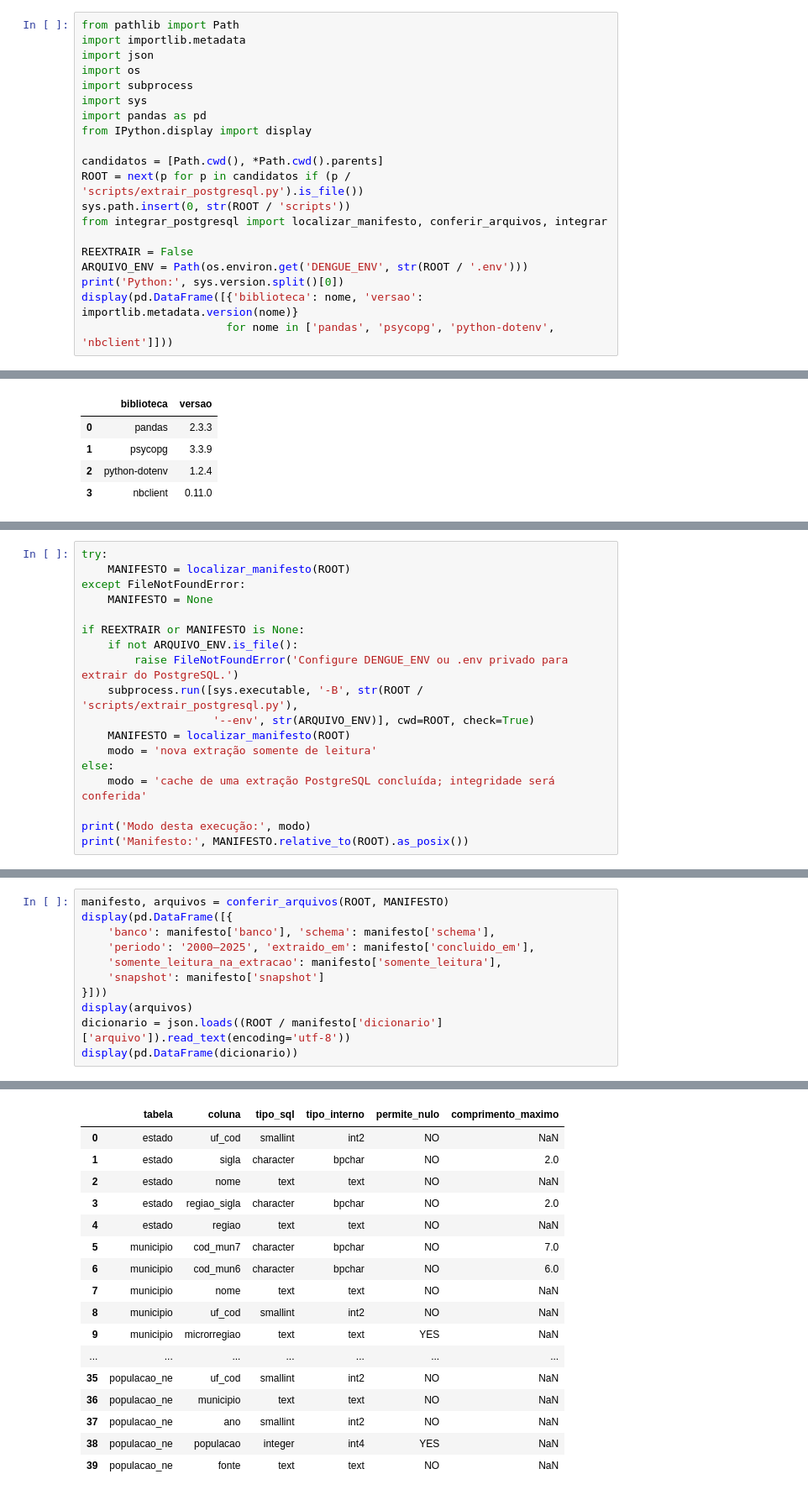
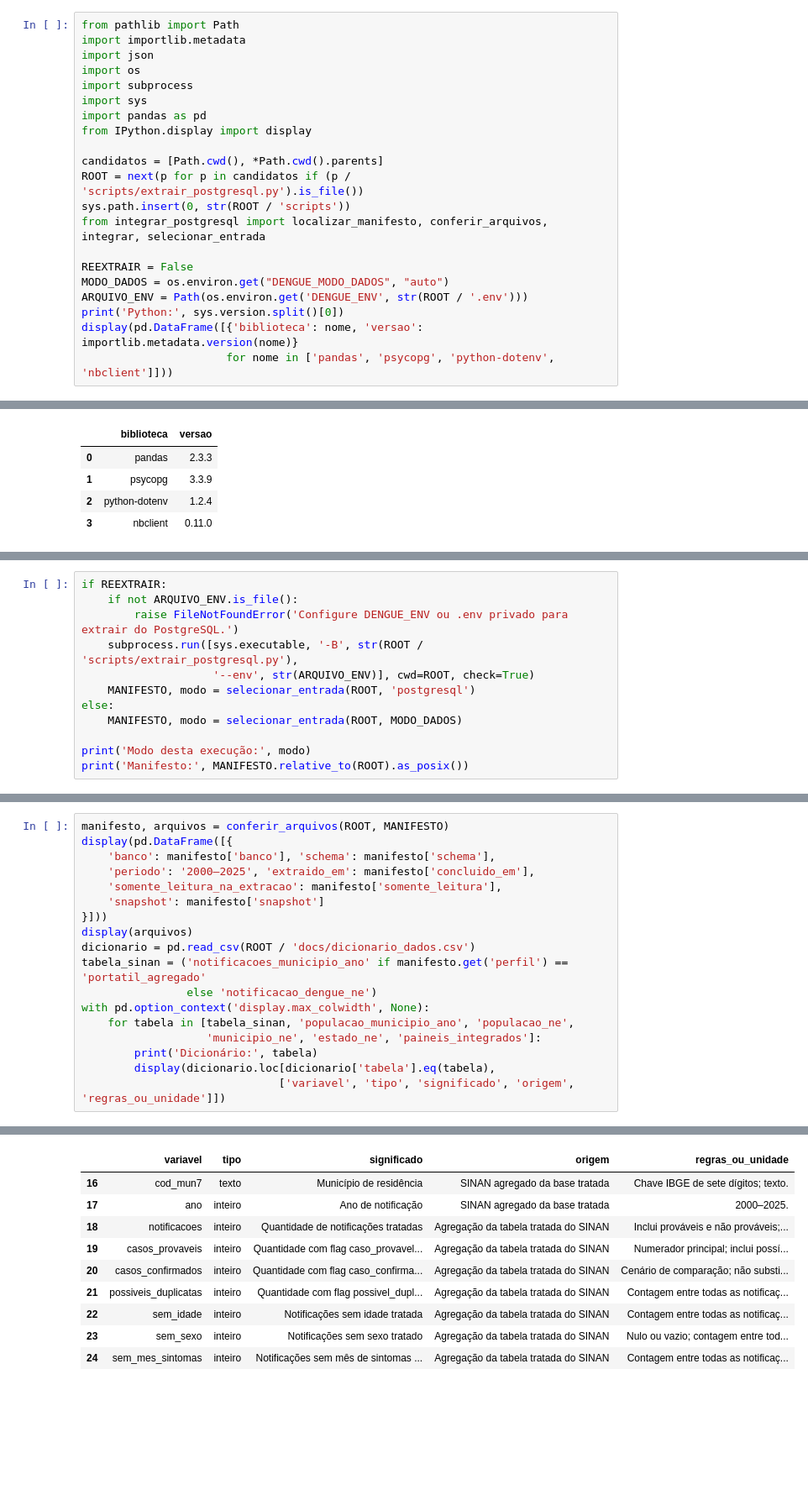
Before and after one commit to RayaniGomes/dengue_nordeste, a Jupyter notebook: notebooks/01_coleta_integracao.ipynb, the cells around one changed output, grey strips where cells are left out. Shown at 84% size. Drawn from its saved outputs; the diff is of its cells as text; blank space fills up the shorter version.

```diff
--- a/notebooks/01_coleta_integracao.ipynb
+++ b/notebooks/01_coleta_integracao.ipynb
@@ -27,9 +29,10 @@ from IPython.display import display
 candidatos = [Path.cwd(), *Path.cwd().parents]
 ROOT = next(p for p in candidatos if (p / 'scripts/extrair_postgresql.py').is_file())
 sys.path.insert(0, str(ROOT / 'scripts'))
-from integrar_postgresql import localizar_manifesto, conferir_arquivos, integrar
+from integrar_postgresql import localizar_manifesto, conferir_arquivos, integrar, selecionar_entrada
 
 REEXTRAIR = False
+MODO_DADOS = os.environ.get("DENGUE_MODO_DADOS", "auto")
 ARQUIVO_ENV = Path(os.environ.get('DENGUE_ENV', str(ROOT / '.env')))
 print('Python:', sys.version.split()[0])
 display(pd.DataFrame([{'biblioteca': nome, 'versao': importlib.metadata.version(nome)}
@@ -50,18 +55,12 @@ Os CSVs individuais ficam em `data/raw/postgresql/`, fora do Git. O manifesto re
 # %%
-try:
-    MANIFESTO = localizar_manifesto(ROOT)
-except FileNotFoundError:
-    MANIFESTO = None
-
-if REEXTRAIR or MANIFESTO is None:
+if REEXTRAIR:
     if not ARQUIVO_ENV.is_file():
         raise FileNotFoundError('Configure DENGUE_ENV ou .env privado para extrair do PostgreSQL.')
     subprocess.run([sys.executable, '-B', str(ROOT / 'scripts/extrair_postgresql.py'),
                     '--env', str(ARQUIVO_ENV)], cwd=ROOT, check=True)
-    MANIFESTO = localizar_manifesto(ROOT)
-    modo = 'nova extração somente de leitura'
+    MANIFESTO, modo = selecionar_entrada(ROOT, 'postgresql')
 else:
-    modo = 'cache de uma extração PostgreSQL concluída; integridade será conferida'
+    MANIFESTO, modo = selecionar_entrada(ROOT, MODO_DADOS)
 
 print('Modo desta execução:', modo)
 print('Manifesto:', MANIFESTO.relative_to(ROOT).as_posix())
@@ -81,7 +82,14 @@ display(pd.DataFrame([{
     'snapshot': manifesto['snapshot']
 }]))
 display(arquivos)
-dicionario = json.loads((ROOT / manifesto['dicionario']['arquivo']).read_text(encoding='utf-8'))
-display(pd.DataFrame(dicionario))
+dicionario = pd.read_csv(ROOT / 'docs/dicionario_dados.csv')
+tabela_sinan = ('notificacoes_municipio_ano' if manifesto.get('perfil') == 'portatil_agregado'
+                else 'notificacao_dengue_ne')
+with pd.option_context('display.max_colwidth', None):
+    for tabela in [tabela_sinan, 'populacao_municipio_ano', 'populacao_ne',
+                   'municipio_ne', 'estado_ne', 'paineis_integrados']:
+        print('Dicionário:', tabela)
+        display(dicionario.loc[dicionario['tabela'].eq(tabela),
+                              ['variavel', 'tipo', 'significado', 'origem', 'regras_ou_unidade']])
 # %% [output]
 |  | banco | schema | periodo | extraido_em | somente_leitura_na_extracao | snapshot |
@@ -95,17 +104,10 @@ display(pd.DataFrame(dicionario))
-|  | tabela | coluna | tipo_sql | tipo_interno | permite_nulo | comprimento_maximo |
-| 0 | estado | uf_cod | smallint | int2 | NO | NaN |
-| 1 | estado | sigla | character | bpchar | NO | 2.0 |
-| 2 | estado | nome | text | text | NO | NaN |
-| 3 | estado | regiao_sigla | character | bpchar | NO | 2.0 |
-| 4 | estado | regiao | text | text | NO | NaN |
-| 5 | municipio | cod_mun7 | character | bpchar | NO | 7.0 |
-| 6 | municipio | cod_mun6 | character | bpchar | NO | 6.0 |
-| 7 | municipio | nome | text | text | NO | NaN |
-| 8 | municipio | uf_cod | smallint | int2 | NO | NaN |
-| 9 | municipio | microrregiao | text | text | YES | NaN |
-| ... | ... | ... | ... | ... | ... | ... |
-| 35 | populacao_ne | uf_cod | smallint | int2 | NO | NaN |
-| 36 | populacao_ne | municipio | text | text | NO | NaN |
-| 37 | populacao_ne | ano | smallint | int2 | NO | NaN |
-| 38 | populacao_ne | populacao | integer | int4 | YES | NaN |
-| 39 | populacao_ne | fonte | text | text | NO | NaN |
+|  | variavel | tipo | significado | origem | regras_ou_unidade |
+| 16 | cod_mun7 | texto | Município de residência | SINAN agregado da base tratada | Chave IBGE de sete dígitos; texto. |
+| 17 | ano | inteiro | Ano de notificação | SINAN agregado da base tratada | 2000–2025. |
+| 18 | notificacoes | inteiro | Quantidade de notificações tratadas | Agregação da tabela tratada do SINAN | Inclui prováveis e não prováveis;... |
+| 19 | casos_provaveis | inteiro | Quantidade com flag caso_provavel... | Agregação da tabela tratada do SINAN | Numerador principal; inclui possí... |
+| 20 | casos_confirmados | inteiro | Quantidade com flag caso_confirma... | Agregação da tabela tratada do SINAN | Cenário de comparação; não substi... |
+| 21 | possiveis_duplicatas | inteiro | Quantidade com flag possivel_dupl... | Agregação da tabela tratada do SINAN | Contagem entre todas as notificaç... |
+| 22 | sem_idade | inteiro | Notificações sem idade tratada | Agregação da tabela tratada do SINAN | Contagem entre todas as notificaç... |
+| 23 | sem_sexo | inteiro | Notificações sem sexo tratado | Agregação da tabela tratada do SINAN | Nulo ou vazio; contagem entre tod... |
+| 24 | sem_mes_sintomas | inteiro | Notificações sem mês de sintomas ... | Agregação da tabela tratada do SINAN | Contagem entre todas as notificaç... |
```
Also changed, not shown: parts of 9 cells of this notebook, 37 other files.
